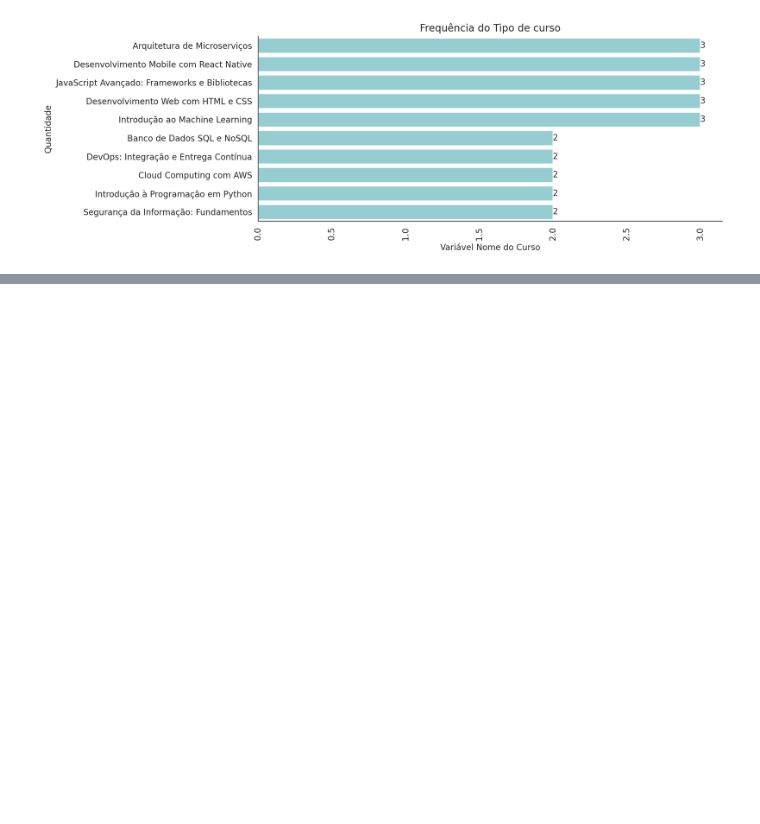
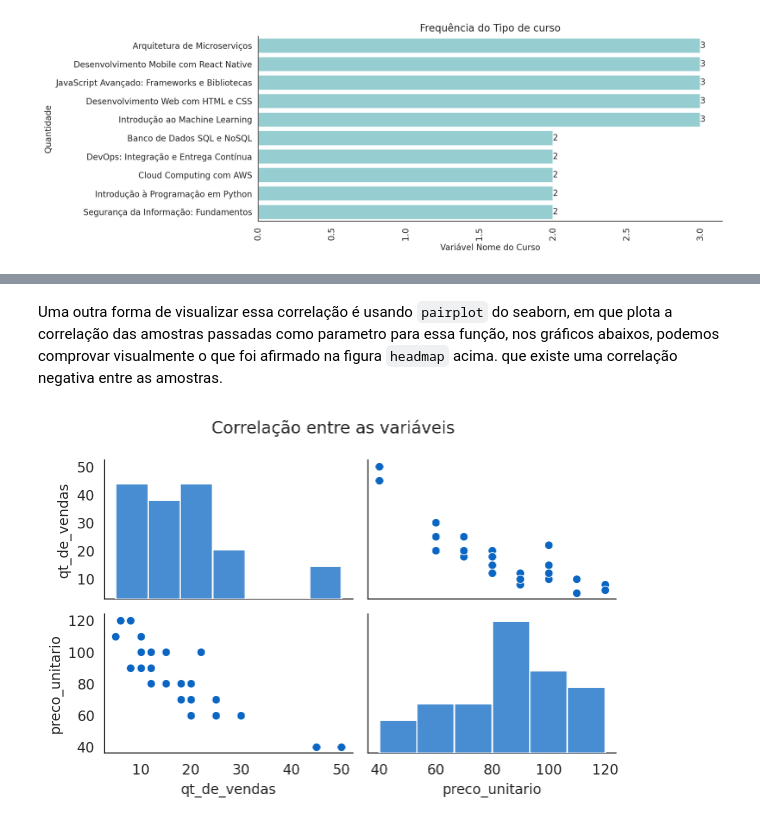
Before and after one commit to Oseiasdfarias/TrilhaDadosJR-JUN15, a Jupyter notebook: notebook/analise_de_dados_vendas_cursos_online.ipynb, the cells around one changed output, grey strips where cells are left out. Cells and saved outputs as stored; diff of their text form; code cells hidden in the pictures; blank space fills up the shorter version.

```diff
--- a/notebook/analise_de_dados_vendas_cursos_online.ipynb
+++ b/notebook/analise_de_dados_vendas_cursos_online.ipynb
@@ -248,0 +262,13 @@ plt.show()
+# %% [markdown]
+Uma outra forma de visualizar essa correlação é usando `pairplot` do seaborn, em que plota a correlação das amostras passadas como parametro para essa função, nos gráficos abaixos, podemos comprovar visualmente o que foi afirmado na figura `headmap` acima. que existe uma correlação negativa entre as amostras.
+# %%
+
+sns.pairplot(data=df_vendas,
+             x_vars=["qt_de_vendas", "preco_unitario"],
+             y_vars=["qt_de_vendas", "preco_unitario"],
+             height=2, aspect=1.5)
+plt.suptitle("Correlação entre as variáveis")
+plt.tight_layout()
+plt.show()
+# %% [output]
+[figure, added]
```
Also changed, not shown: parts of 9 cells of this notebook.
